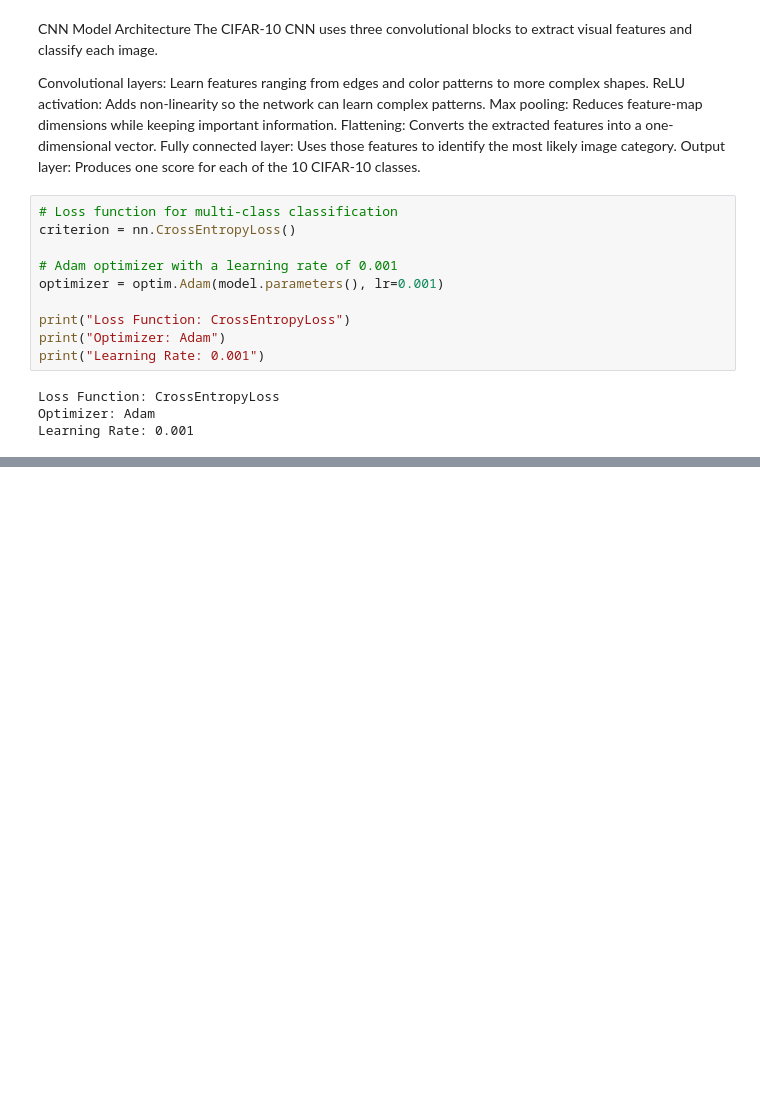
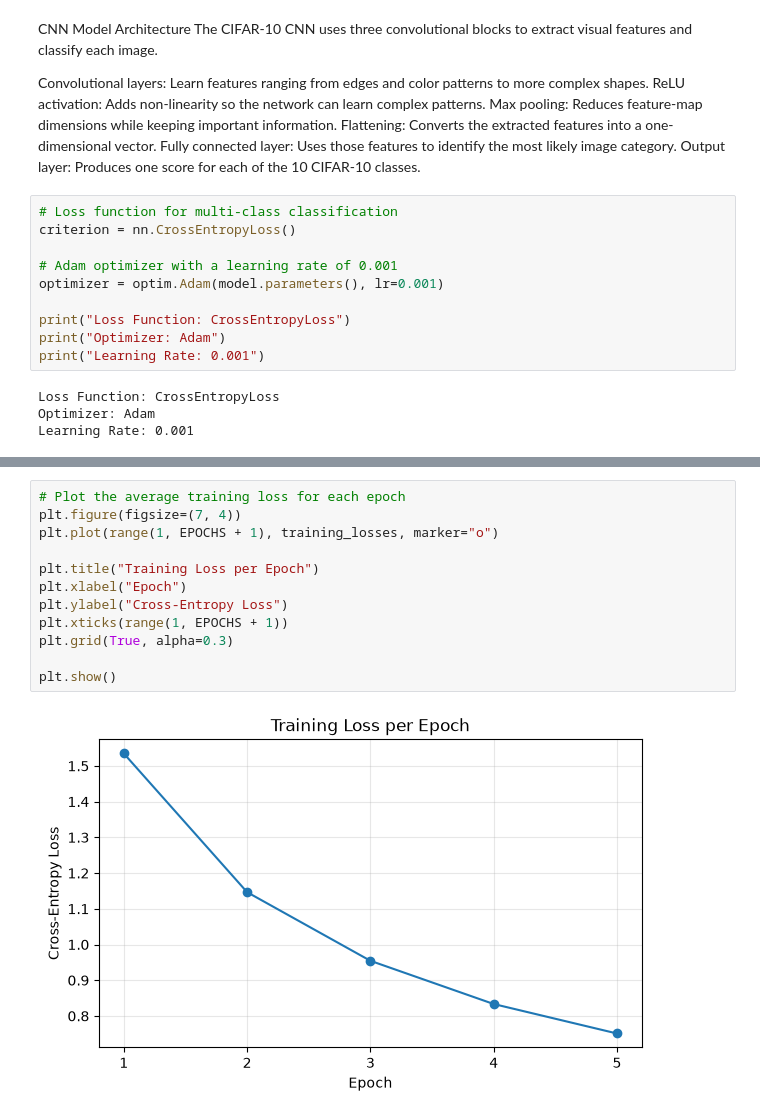
Before and after one commit to myKalling/ai_application_exploration, a Jupyter notebook: CIFAR_10_CCN_Assignment.ipynb, the cells around one changed output, grey strips where cells are left out. Drawn from its saved outputs; the diff is of its cells as text; blank space fills up the shorter version.

Commit message:
Training Loss per Epoch Graph

```diff
--- a/CIFAR_10_CCN_Assignment.ipynb
+++ b/CIFAR_10_CCN_Assignment.ipynb
@@ -191,0 +192,14 @@ Training completed in 662.12 seconds.
+# %%
+# Plot the average training loss for each epoch
+plt.figure(figsize=(7, 4))
+plt.plot(range(1, EPOCHS + 1), training_losses, marker="o")
+
+plt.title("Training Loss per Epoch")
+plt.xlabel("Epoch")
+plt.ylabel("Cross-Entropy Loss")
+plt.xticks(range(1, EPOCHS + 1))
+plt.grid(True, alpha=0.3)
+
+plt.show()
+# %% [output]
+[figure, added]
```
Also changed, not shown: parts of 1 cell of this notebook.
